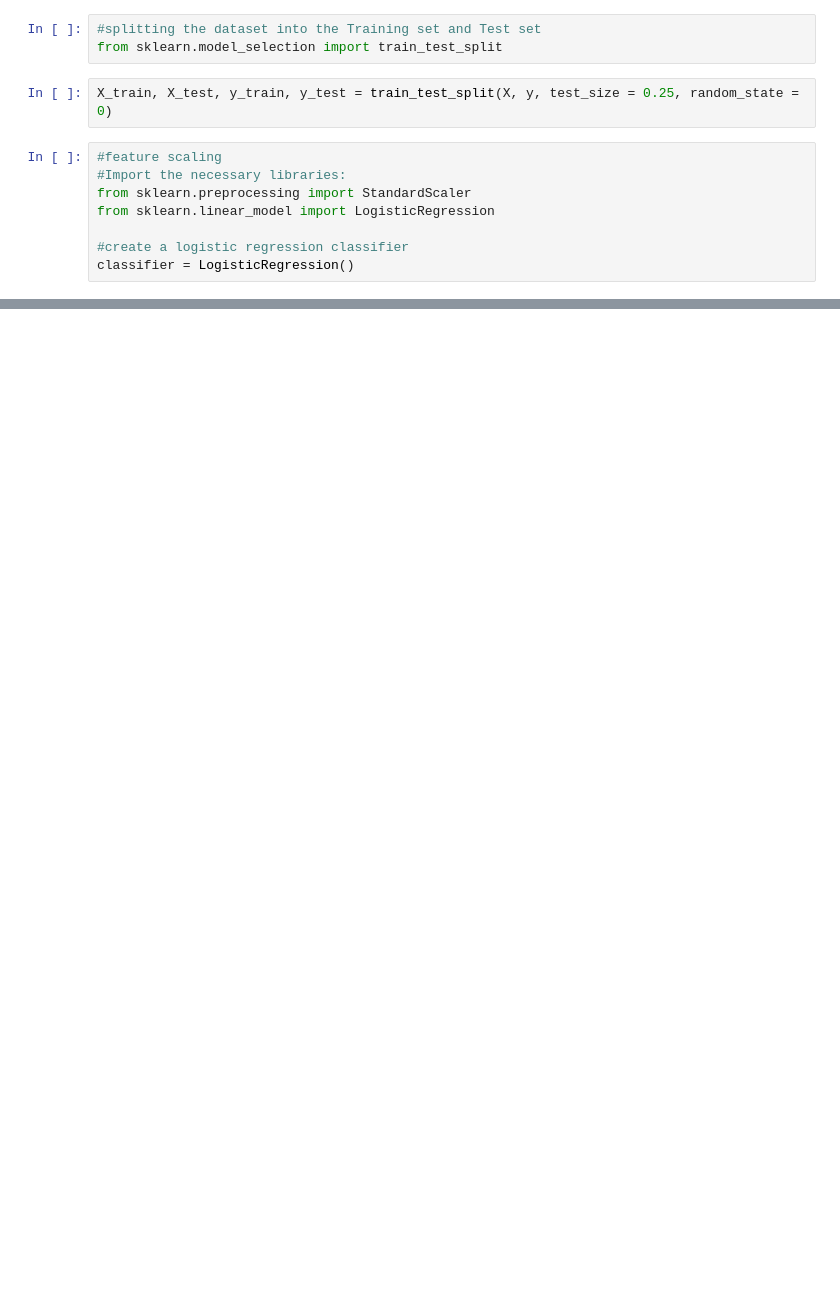
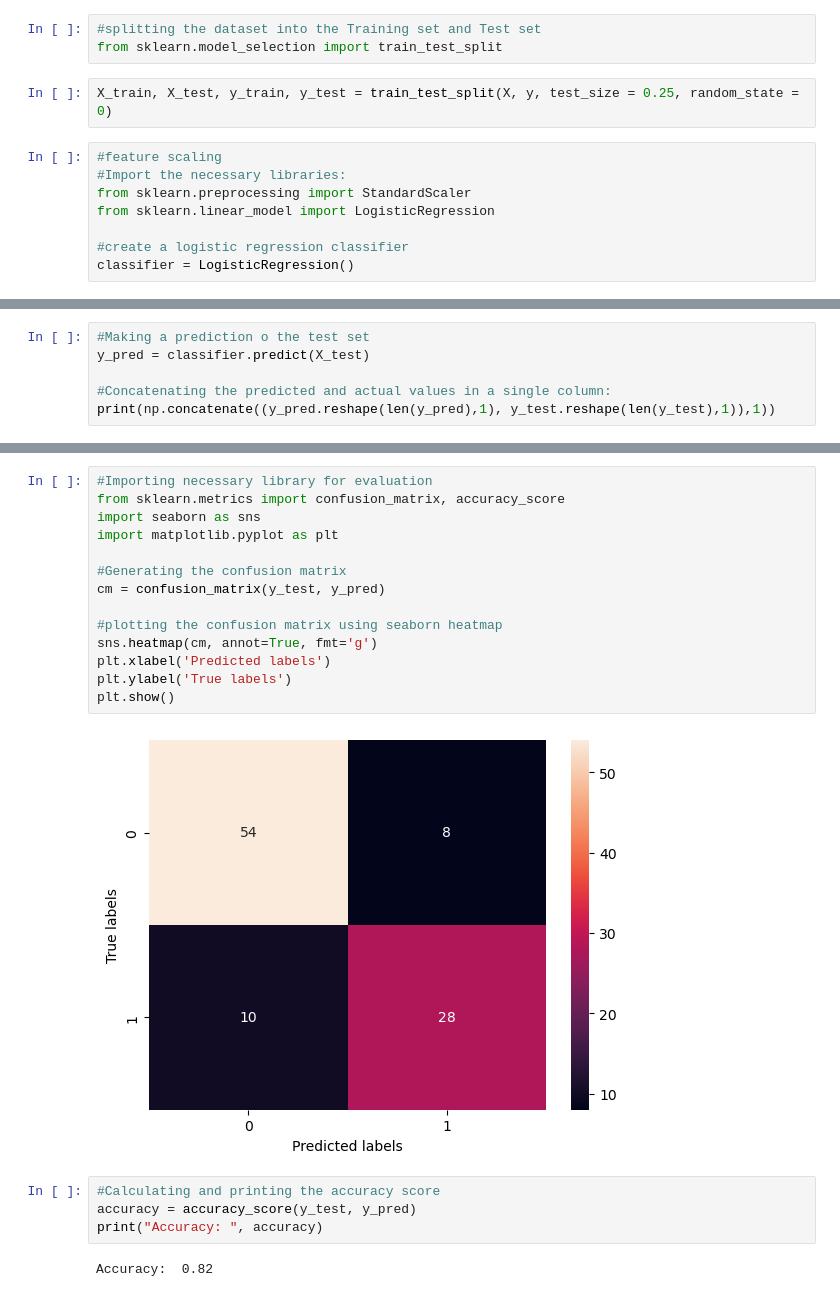
Before and after one commit to AkashKobal/predictive-analytics, a Jupyter notebook: Labsheet2.ipynb, the cells around one changed output, grey strips where cells are left out. Cells and saved outputs as stored; diff of their text form; blank space fills up the shorter version.

```diff
--- a/Labsheet2.ipynb
+++ b/Labsheet2.ipynb
@@ -125,0 +128,6 @@ print(y_train)
+# %%
+#Making a prediction o the test set
+y_pred = classifier.predict(X_test)
+
+#Concatenating the predicted and actual values in a single column:
+print(np.concatenate((y_pred.reshape(len(y_pred),1), y_test.reshape(len(y_test),1)),1))
@@ -125,0 +152,22 @@ print(y_train)
+# %%
+#Importing necessary library for evaluation
+from sklearn.metrics import confusion_matrix, accuracy_score
+import seaborn as sns
+import matplotlib.pyplot as plt
+
+#Generating the confusion matrix
+cm = confusion_matrix(y_test, y_pred)
+
+#plotting the confusion matrix using seaborn heatmap
+sns.heatmap(cm, annot=True, fmt='g')
+plt.xlabel('Predicted labels')
+plt.ylabel('True labels')
+plt.show()
+# %% [output]
+[figure, added]
+# %%
+#Calculating and printing the accuracy score
+accuracy = accuracy_score(y_test, y_pred)
+print("Accuracy: ", accuracy)
+# %% [output]
+Accuracy:  0.82
```
Also changed, not shown: parts of 7 cells of this notebook.
